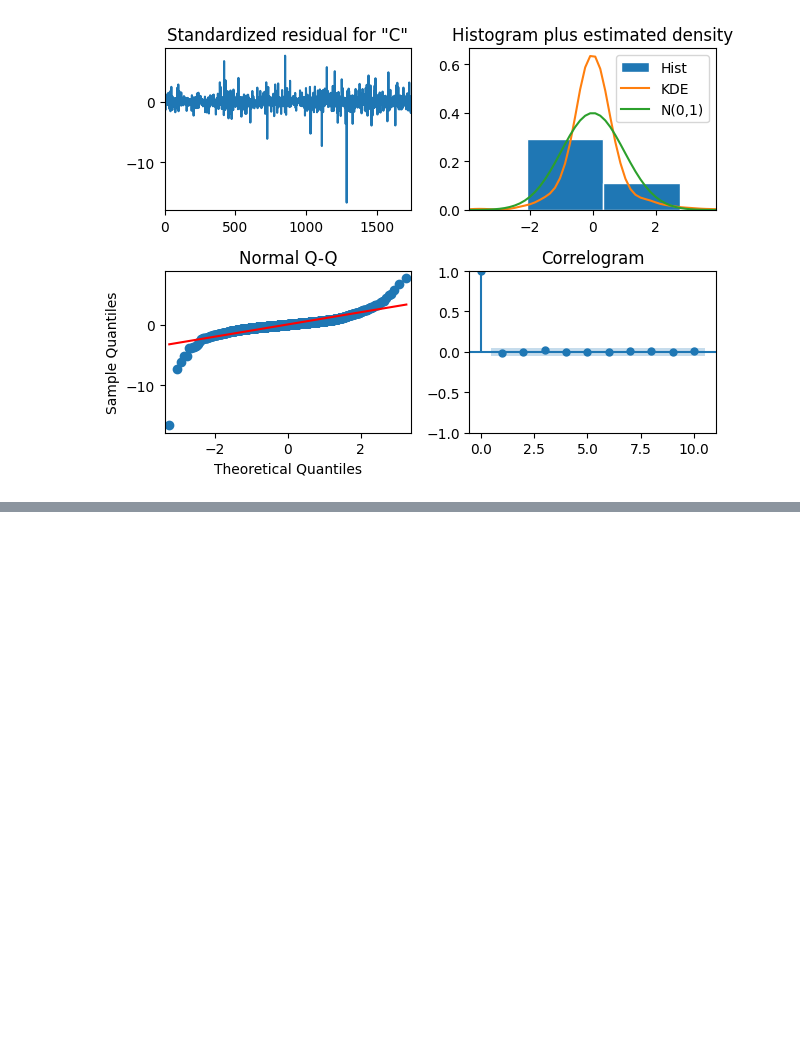
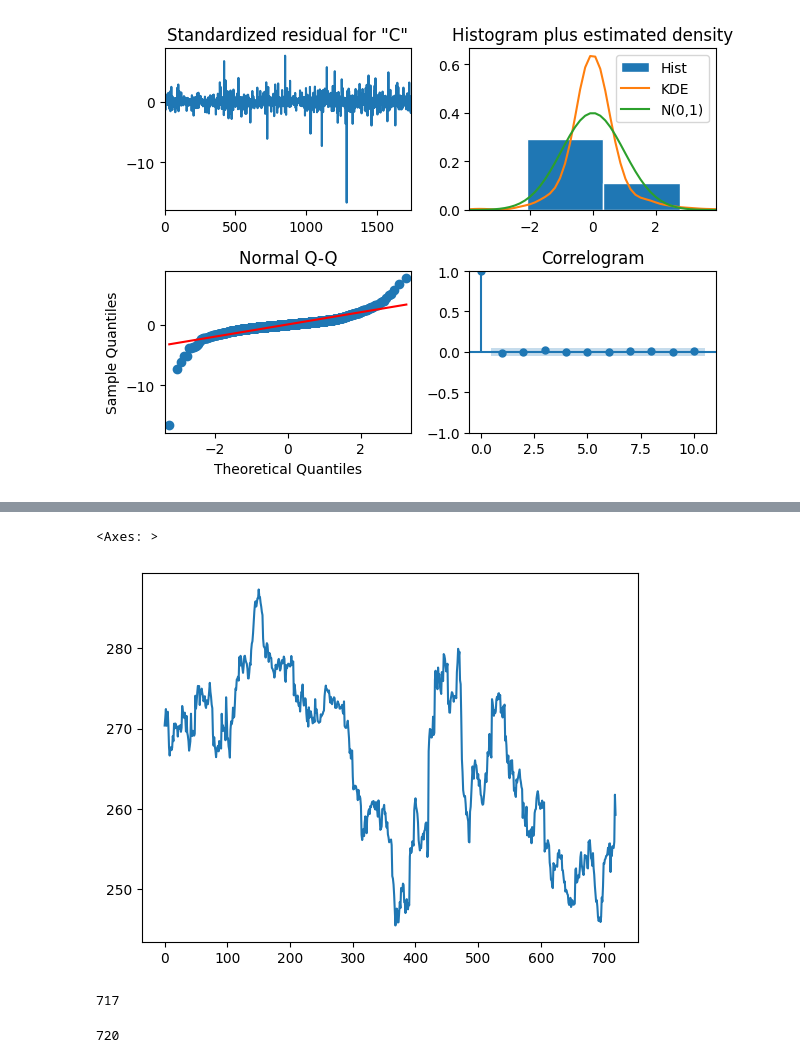
Before and after one commit to lewinskie254/stock-market-prediction, a Jupyter notebook: predict_stock_prices.ipynb, the cells around one changed output, grey strips where cells are left out. Saved outputs shown, nothing was run; the diff lists cells and outputs as text; code cells hidden in the pictures; blank space fills up the shorter version.

```diff
--- a/predict_stock_prices.ipynb
+++ b/predict_stock_prices.ipynb
@@ -154,0 +167,13 @@ preds = trainARIMA(df, order, horizon, train_length, window)
+# %%
+df[:720].plot()
+# %% [output]
+<Axes: >
+[figure, added]
+# %%
+len(preds)
+# %% [output]
+717
+# %%
+len(df[:720])
+# %% [output]
+720
```
Also changed, not shown: parts of 3 cells of this notebook.
